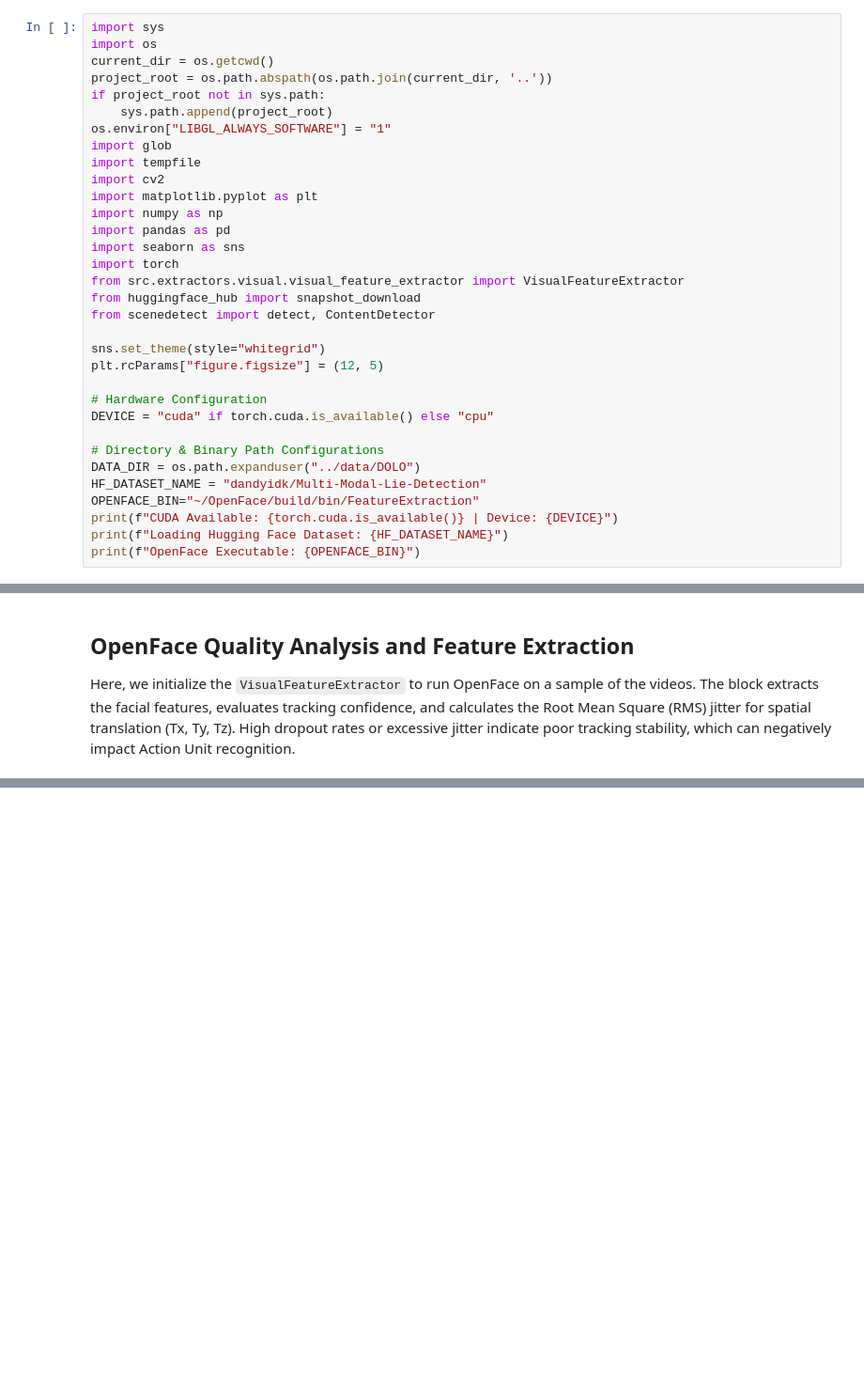
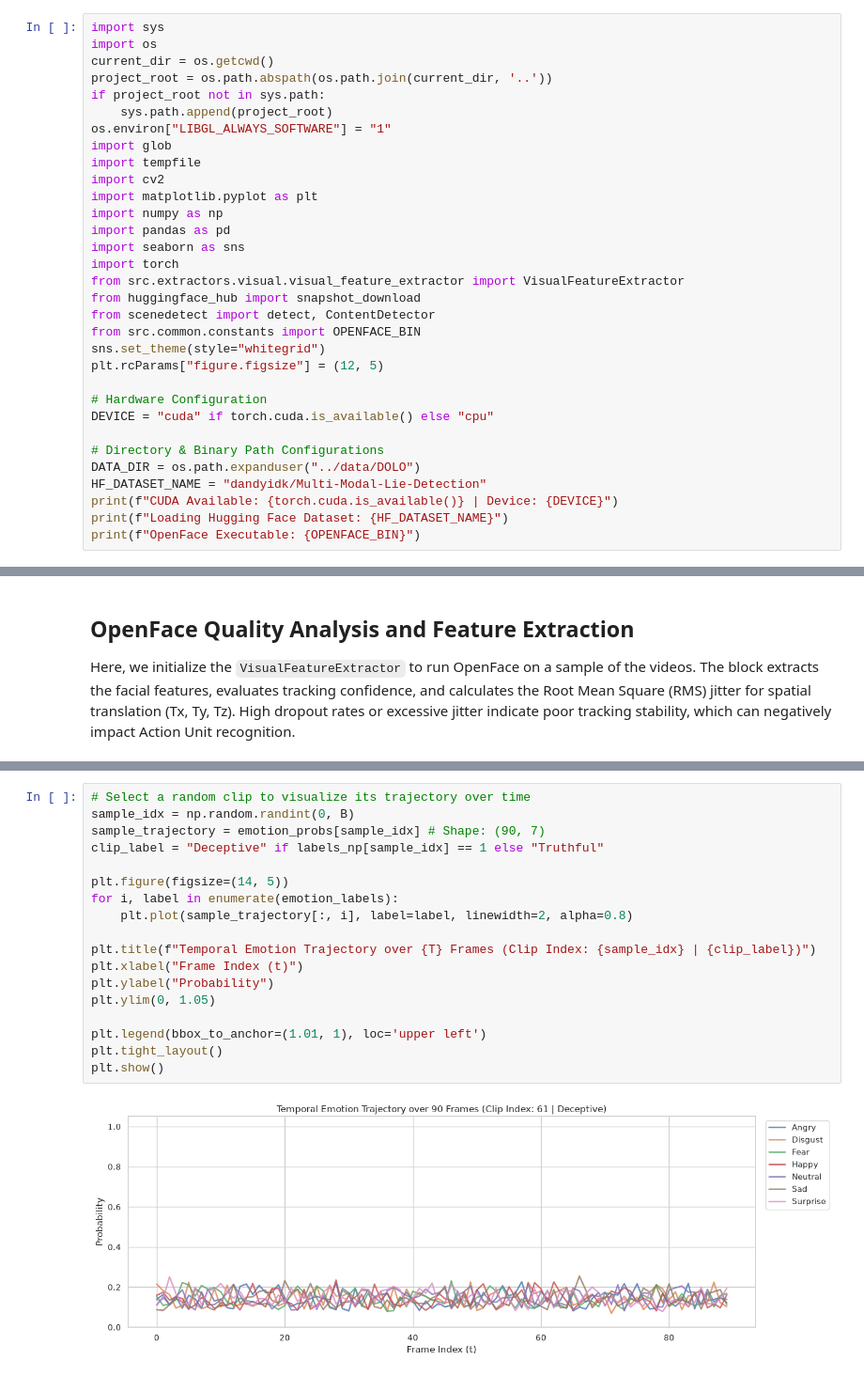
Before and after one commit to Multimodal-Deception-Detector-Grad-Proj/multimodal-deception-detector-backbone-model, a Jupyter notebook: notebooks/01_eda_visual.ipynb, the cells around one changed output, grey strips where cells are left out. Shown at 94% size. Drawn from its saved outputs; the diff is of its cells as text; blank space fills up the shorter version.

```diff
--- a/notebooks/01_eda_visual.ipynb
+++ b/notebooks/01_eda_visual.ipynb
@@ -25,7 +25,7 @@ import torch
 from src.extractors.visual.visual_feature_extractor import VisualFeatureExtractor
 from huggingface_hub import snapshot_download
 from scenedetect import detect, ContentDetector
-
+from src.common.constants import OPENFACE_BIN
 sns.set_theme(style="whitegrid")
 plt.rcParams["figure.figsize"] = (12, 5)
 
@@ -35,7 +35,6 @@ DEVICE = "cuda" if torch.cuda.is_available() else "cpu"
 # Directory & Binary Path Configurations
 DATA_DIR = os.path.expanduser("../data/DOLO")
 HF_DATASET_NAME = "dandyidk/Multi-Modal-Lie-Detection"
-OPENFACE_BIN="~/OpenFace/build/bin/FeatureExtraction"
 print(f"CUDA Available: {torch.cuda.is_available()} | Device: {DEVICE}")
 print(f"Loading Hugging Face Dataset: {HF_DATASET_NAME}")
 print(f"OpenFace Executable: {OPENFACE_BIN}")
@@ -340,0 +448,20 @@ FileNotFoundError: OpenFace binary not found: '~/OpenFace/build/bin/FeatureExtra
+# %%
+# Select a random clip to visualize its trajectory over time
+sample_idx = np.random.randint(0, B)
+sample_trajectory = emotion_probs[sample_idx] # Shape: (90, 7)
+clip_label = "Deceptive" if labels_np[sample_idx] == 1 else "Truthful"
+
+plt.figure(figsize=(14, 5))
+for i, label in enumerate(emotion_labels):
+    plt.plot(sample_trajectory[:, i], label=label, linewidth=2, alpha=0.8)
+
+plt.title(f"Temporal Emotion Trajectory over {T} Frames (Clip Index: {sample_idx} | {clip_label})")
+plt.xlabel("Frame Index (t)")
+plt.ylabel("Probability")
+plt.ylim(0, 1.05)
+
+plt.legend(bbox_to_anchor=(1.01, 1), loc='upper left')
+plt.tight_layout()
+plt.show()
+# %% [output]
+[figure, added]
```
Also changed, not shown: parts of 6 cells of this notebook, 2 other files.
